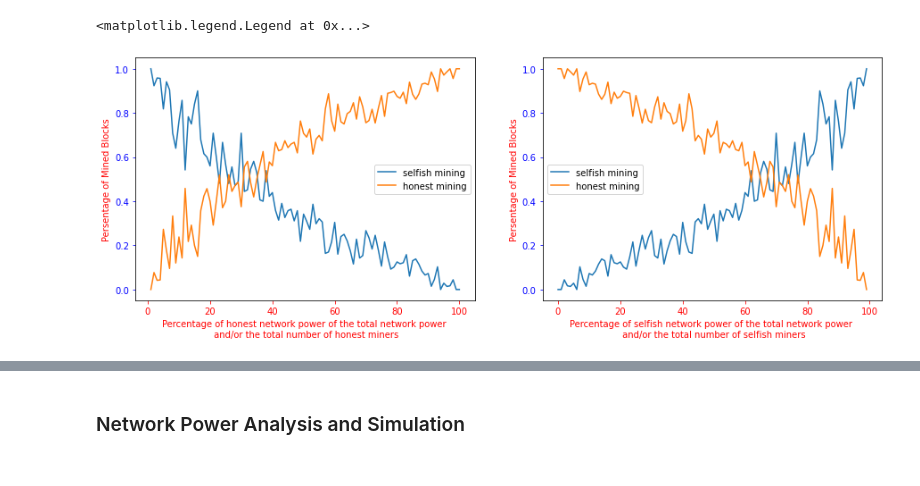
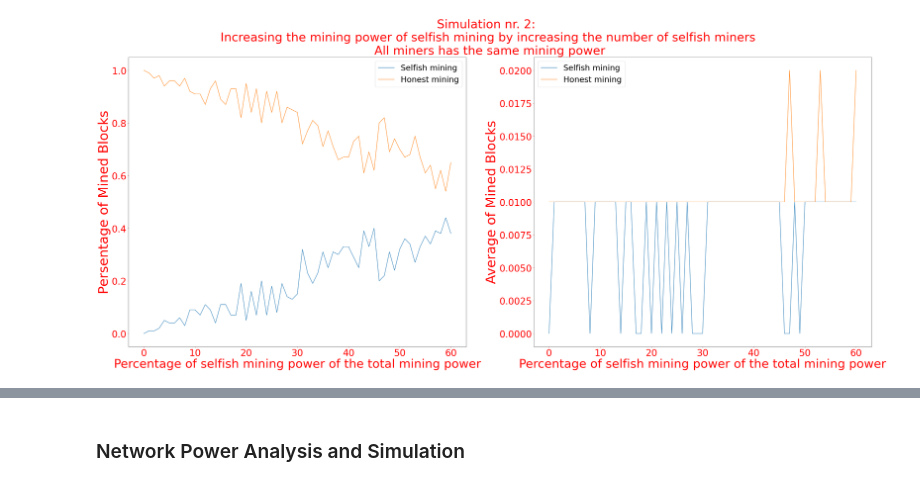
Before and after one commit to MohammedGuniem/Selfish-GHOST-and-Stubborn-Mining, a Jupyter notebook: Final Project Notebook.ipynb, the cells around one changed output, grey strips where cells are left out. Cells and saved outputs as stored; diff of their text form; code cells hidden in the pictures.

```diff
--- a/Final Project Notebook.ipynb
+++ b/Final Project Notebook.ipynb
@@ -158,8 +171,8 @@ Inputs:
 - An array of selfish miners (selfish_miners)
 
 Outputs:
-- The percentage of blocks mined by honest miners (honest_profit)
-- The percentage of blocks mined by selfish miners (selfish_profit)
+- An array containing the percentage of blocks mined by each honest miner (honest_profits)
+- An array containing the percentage of blocks mined by each selfish miner (selfish_profits)
 """
 def simulate_selfish_mining(bc, honest_miners, selfish_miners):
     run_to = 101
@@ -176,18 +189,19 @@ def simulate_selfish_mining(bc, honest_miners, selfish_miners):
         for m in honest_miners:
             m.UpdateLast()
 
-    selfish_profit = 0
     bc_height = bc.longestChain().height
+
+    selfish_profits = []
     for selfish_miner in selfish_miners:
         percentage_of_miner_blocks = bc.checkMiner(selfish_miner) / bc_height
-        selfish_profit += percentage_of_miner_blocks
+        selfish_profits.append(percentage_of_miner_blocks)
 
-    honest_profit = 0
+    honest_profits = []
     for honest_miner in honest_miners:
         percentage_of_miner_blocks = bc.checkMiner(honest_miner) / bc_height
-        honest_profit += percentage_of_miner_blocks
+        honest_profits.append(percentage_of_miner_blocks)
 
-    return selfish_profit, honest_profit
+    return selfish_profits, honest_profits
 # %% [markdown]
 ### Mining Power Analysis and Simulation
 ## Simulation nr. 1:
@@ -470,48 +485,36 @@ Total profit: 1.0
 # %%
 """
 Drawing the results of the previous simulation nr. 2
+"""
 
---- A reminder of Simulation Details ---
-In this simulation we aim to determine the effect of an increasing number of selfish miners where all individual honest and selfish miners have equal mining power, but where the number of selfish miners increases with i=1 at a time and the number honest miners decreases with i=1 at the same time. This simulation has the following setup:
-
-A) Total available mining power of 100
-
-B) starting the total selfish mining power at 0
-
-C) starting the total honest mining power at 100
-
-D) Total number of miners is 100
-
-E) Each miner will have the same mining power as other miners, beacuse we are
-
-    Increasing the selfish mining power from 0 to 99 with selfish_mining_power += 1, and at the same time increasing the number of selfish miners from 0 to 99 with num_selfish_miners += 1
-    decreasing the honest mining power from 100 to 1 with honest_mining_power += 1, and at the same time decreasing the number of honest miners from 100 to 1 with num_honest_miners += 1
-
-F) Network power is equally random to all miners, so when forks appears between multiple longest blockchains, a random blockchain is picked up.
-"""
+# make another 2 plots that shows the average profit of both type of miners.
 
 import matplotlib.pyplot as plt
 
 selfish_power = list(sim_range_selfish)
 honest_power = list(sim_range_honest)
 
-fig, axs = plt.subplots(1, 2, figsize=(15,5))
+fig, axs = plt.subplots(1, 2, figsize=(50,20))
+fig.suptitle('Simulation nr. 2: \n Increasing the mining power of selfish mining by increasing the number of selfish miners \n All miners has the same mining power\n', fontsize=45).set_color('red')
 
-axs[0].plot(honest_power, selfish_profits, label = "selfish mining")
-axs[0].plot(honest_power, honest_profits, label = "honest mining")
+axs[0].plot(selfish_power, all_total_selfish_profits, label = "Selfish mining")
+axs[0].plot(selfish_power, all_total_honest_profits, label = "Honest mining")
 axs[0].tick_params(axis='x', colors='red')
-axs[0].tick_params(axis='y', colors='blue')
-axs[0].set_xlabel('Percentage of honest network power of the total network power \n and/or the total number of honest miners').set_color('red')
-axs[0].set_ylabel('Persentage of Mined Blocks').set_color('red')
-axs[0].legend()
+axs[0].tick_params(axis='y', colors='red')
+axs[0].set_xlabel('Percentage of selfish mining power of the total mining power', fontsize=45).set_color('red')
+axs[0].set_ylabel('Persentage of Mined Blocks', fontsize=50).set_color('red')
+axs[0].legend(prop={"size":30})
+l = plt.setp(axs[0].get_xticklabels(), fontsize=35)
+l = plt.setp(axs[0].get_yticklabels(), fontsize=35)
 
-axs[1].plot(selfish_power, selfish_profits, label = "selfish mining")
-axs[1].plot(selfish_power, honest_profits, label = "honest mining")
+axs[1].plot(selfish_power, all_average_selfish_profits, label = "Selfish mining")
+axs[1].plot(selfish_power, all_average_honest_profits, label = "Honest mining")
 axs[1].tick_params(axis='x', colors='red')
-axs[1].tick_params(axis='y', colors='blue')
-axs[1].set_xlabel('Percentage of selfish network power of the total network power \n and/or the total number of selfish miners').set_color('red')
-axs[1].set_ylabel('Persentage of Mined Blocks').set_color('red')
-axs[1].legend()
+axs[1].tick_params(axis='y', colors='red')
+axs[1].set_xlabel('Percentage of selfish mining power of the total mining power', fontsize=45).set_color('red')
+axs[1].set_ylabel('Average of Mined Blocks', fontsize=50).set_color('red')
+axs[1].legend(prop={"size":30})
+l = plt.setp(axs[1].get_xticklabels(), fontsize=35)
+l = plt.setp(axs[1].get_yticklabels(), fontsize=35)
 # %% [output]
-<matplotlib.legend.Legend at 0x...>
-[figure, old version]
+[figure, new version]
```
Also changed, not shown: parts of 13 cells of this notebook, 1 other file.
